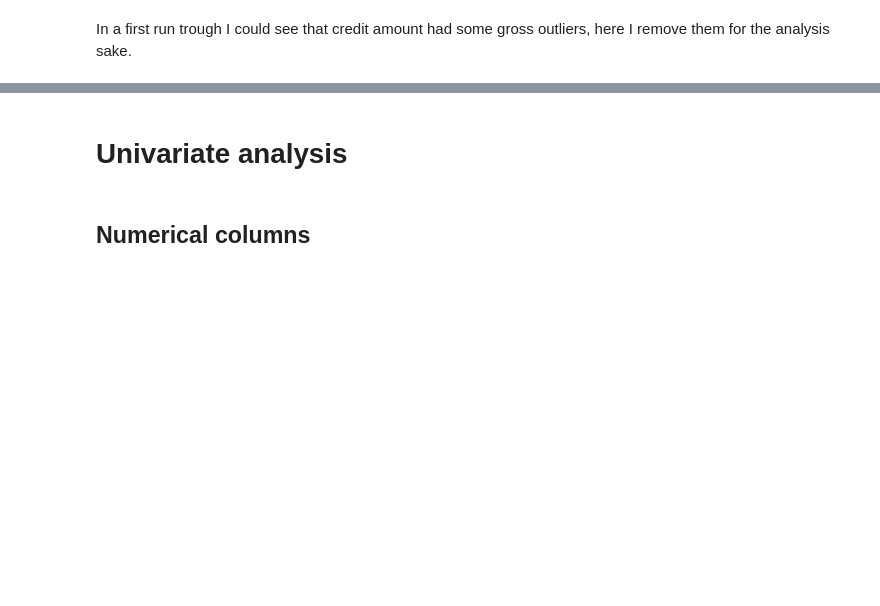
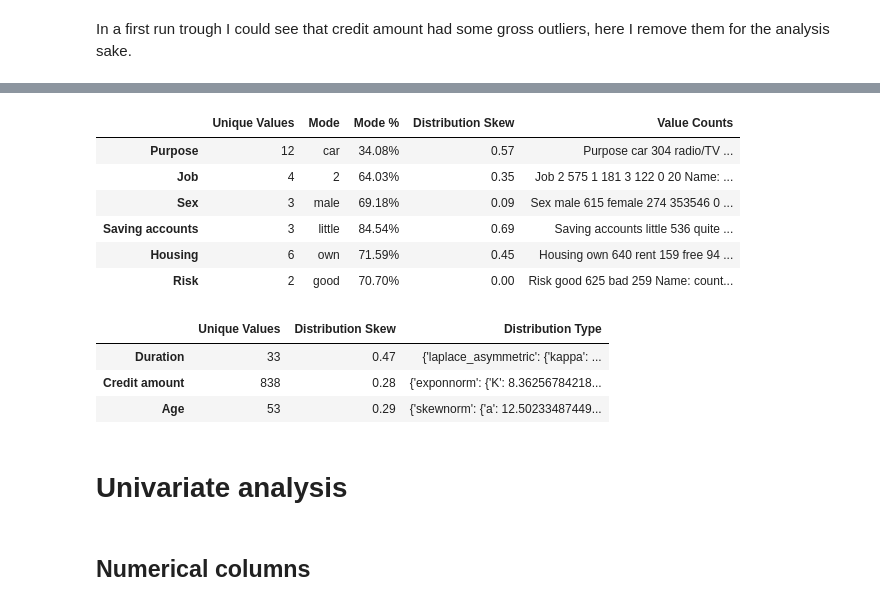
Before and after one commit to spuertaf2002/german-credit, a Jupyter notebook: notebooks/eda.ipynb, the cells around one changed output, grey strips where cells are left out. Saved outputs shown, nothing was run; the diff lists cells and outputs as text; code cells hidden in the pictures; blank space fills up the shorter version.

```diff
--- a/notebooks/eda.ipynb
+++ b/notebooks/eda.ipynb
@@ -76,0 +107,35 @@ df = remove_outliers_iqr(df, ["Credit amount"], n=3.0)  # removing severe outlie
+# %%
+def analyze_categorical_distribution(df, cat_cols):
+    """Analyze distribution characteristics of categorical variables"""
+
+    results = {}
+    for col in cat_cols:
+        val_counts = df[col].value_counts()
+        proportions = df[col].value_counts(normalize=True)
+
+        n_unique = len(val_counts)
+        mode = val_counts.index[0]
+        mode_percentage = proportions.iloc[0] * 100
+
+        freq_array = val_counts.values
+        freq_skew = (freq_array.mean() - np.median(freq_array)) / freq_array.std()
+
+        results[col] = {
+            'Unique Values': n_unique,
+            'Mode': mode,
+            'Mode %': f"{mode_percentage:.2f}%",
+            'Distribution Skew': f"{freq_skew:.2f}",
+            'Value Counts': val_counts
+        }
+
+    return pd.DataFrame(results).T
+# %%
+display(analyze_categorical_distribution(df, df.select_dtypes(include=['category']).columns))
+# %% [output]
+|  | Unique Values | Mode | Mode % | Distribution Skew | Value Counts |
+| Purpose | 12 | car | 34.08% | 0.57 | Purpose car 304 radio/TV ... |
+| Job | 4 | 2 | 64.03% | 0.35 | Job 2 575 1 181 3 122 0 20 Name: ... |
+| Sex | 3 | male | 69.18% | 0.09 | Sex male 615 female 274 353546 0 ... |
+| Saving accounts | 3 | little | 84.54% | 0.69 | Saving accounts little 536 quite ... |
+| Housing | 6 | own | 71.59% | 0.45 | Housing own 640 rent 159 free 94 ... |
+| Risk | 2 | good | 70.70% | 0.00 | Risk good 625 bad 259 Name: count... |
@@ -77,3 +160,10 @@ df = remove_outliers_iqr(df, ["Credit amount"], n=3.0)  # removing severe outlie
+# %%
+display(analyze_numerical_dist(df, df.select_dtypes(include=['int']).columns))
+# %% [output]
+|  | Unique Values | Distribution Skew | Distribution Type |
+| Duration | 33 | 0.47 | {'laplace_asymmetric': {'kappa': ... |
+| Credit amount | 838 | 0.28 | {'exponnorm': {'K': 8.36256784218... |
+| Age | 53 | 0.29 | {'skewnorm': {'a': 12.50233487449... |
 # %% [markdown]
 # Univariate analysis
 # %% [markdown]
```
Also changed, not shown: parts of 23 cells of this notebook.
